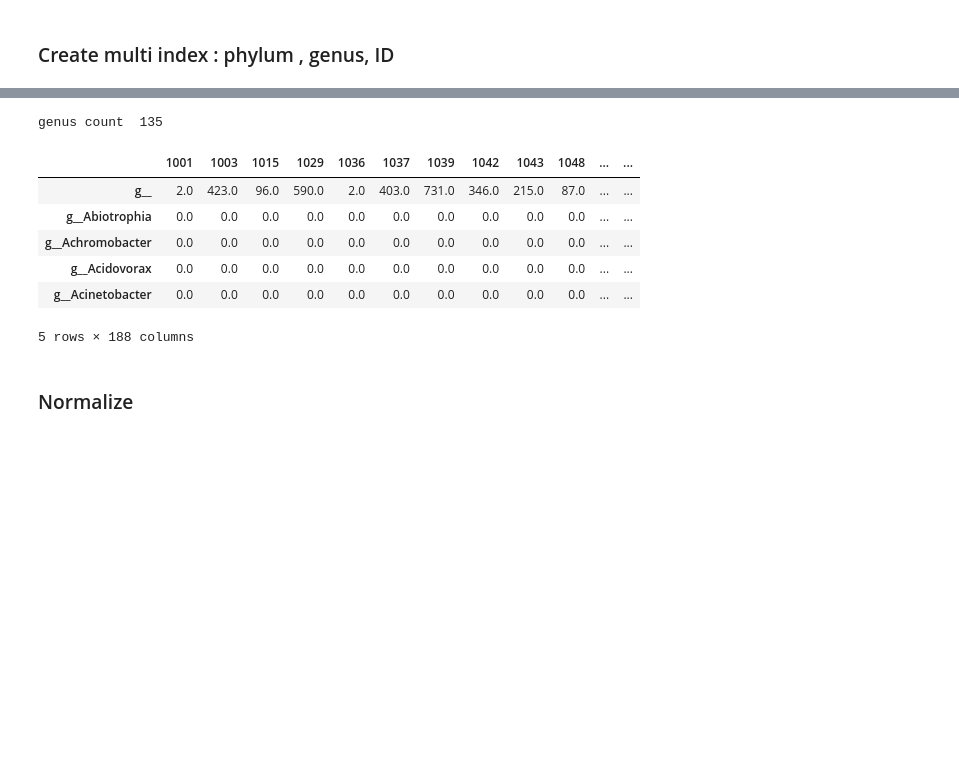
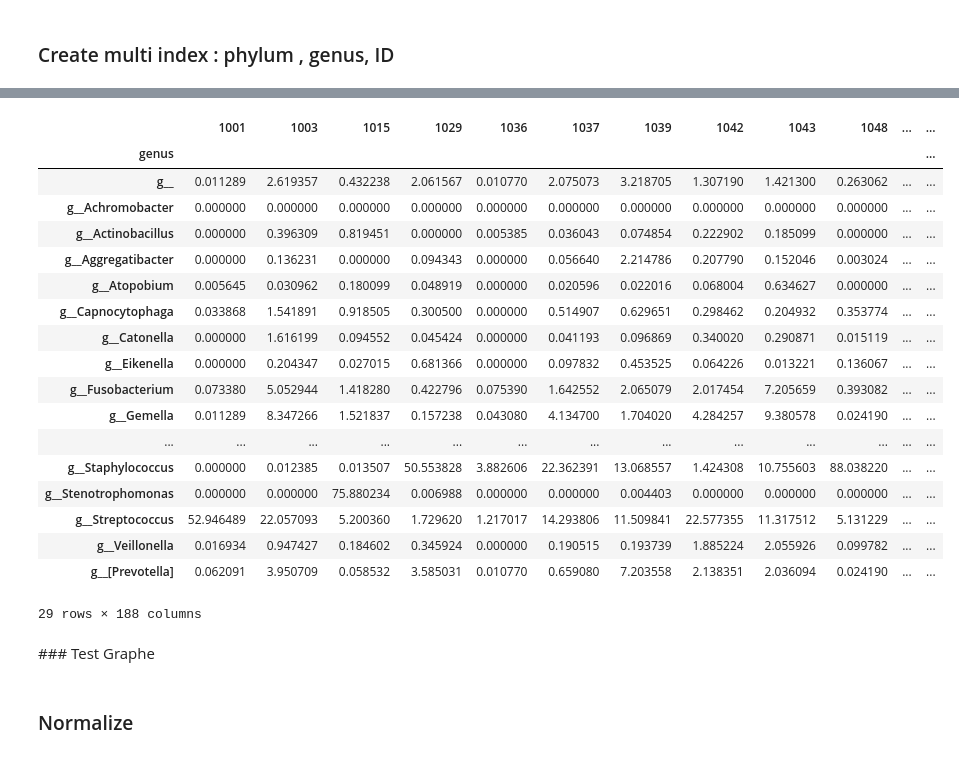
Before and after one commit to dridk/mucobiome, a Jupyter notebook: Mucobiome.ipynb, the cells around one changed output, grey strips where cells are left out. Drawn from its saved outputs; the diff is of its cells as text; code cells hidden in the pictures; blank space fills up the shorter version.

```diff
--- a/Mucobiome.ipynb
+++ b/Mucobiome.ipynb
@@ -92,12 +95,25 @@ Wall time: 4h 10min 17s
-# %%
-print("genus count " ,agg_genus_df.shape[0])
-agg_genus_df.head()
-# %% [output]
-genus count  135
-|  | 1001 | 1003 | 1015 | 1029 | 1036 | 1037 | 1039 | 1042 | 1043 | 1048 | ... | ... |
-| g__ | 2.0 | 423.0 | 96.0 | 590.0 | 2.0 | 403.0 | 731.0 | 346.0 | 215.0 | 87.0 | ... | ... |
-| g__Abiotrophia | 0.0 | 0.0 | 0.0 | 0.0 | 0.0 | 0.0 | 0.0 | 0.0 | 0.0 | 0.0 | ... | ... |
-| g__Achromobacter | 0.0 | 0.0 | 0.0 | 0.0 | 0.0 | 0.0 | 0.0 | 0.0 | 0.0 | 0.0 | ... | ... |
-| g__Acidovorax | 0.0 | 0.0 | 0.0 | 0.0 | 0.0 | 0.0 | 0.0 | 0.0 | 0.0 | 0.0 | ... | ... |
-| g__Acinetobacter | 0.0 | 0.0 | 0.0 | 0.0 | 0.0 | 0.0 | 0.0 | 0.0 | 0.0 | 0.0 | ... | ... |
-5 rows × 188 columns
+# %%
+# remove low abundance ( < 0.1% of total )
+genus_low_df = genus_df[genus_df.sum(axis=1) / genus_df.sum(axis=1).sum() * 100 > 0.1]
+# %% [output]
+|  | 1001 | 1003 | 1015 | 1029 | 1036 | 1037 | 1039 | 1042 | 1043 | 1048 | ... | ... |
+| genus |  |  |  |  |  |  |  |  |  |  |  | ... |
+| g__ | 0.011289 | 2.619357 | 0.432238 | 2.061567 | 0.010770 | 2.075073 | 3.218705 | 1.307190 | 1.421300 | 0.263062 | ... | ... |
+| g__Achromobacter | 0.000000 | 0.000000 | 0.000000 | 0.000000 | 0.000000 | 0.000000 | 0.000000 | 0.000000 | 0.000000 | 0.000000 | ... | ... |
+| g__Actinobacillus | 0.000000 | 0.396309 | 0.819451 | 0.000000 | 0.005385 | 0.036043 | 0.074854 | 0.222902 | 0.185099 | 0.000000 | ... | ... |
+| g__Aggregatibacter | 0.000000 | 0.136231 | 0.000000 | 0.094343 | 0.000000 | 0.056640 | 2.214786 | 0.207790 | 0.152046 | 0.003024 | ... | ... |
+| g__Atopobium | 0.005645 | 0.030962 | 0.180099 | 0.048919 | 0.000000 | 0.020596 | 0.022016 | 0.068004 | 0.634627 | 0.000000 | ... | ... |
+| g__Capnocytophaga | 0.033868 | 1.541891 | 0.918505 | 0.300500 | 0.000000 | 0.514907 | 0.629651 | 0.298462 | 0.204932 | 0.353774 | ... | ... |
+| g__Catonella | 0.000000 | 1.616199 | 0.094552 | 0.045424 | 0.000000 | 0.041193 | 0.096869 | 0.340020 | 0.290871 | 0.015119 | ... | ... |
+| g__Eikenella | 0.000000 | 0.204347 | 0.027015 | 0.681366 | 0.000000 | 0.097832 | 0.453525 | 0.064226 | 0.013221 | 0.136067 | ... | ... |
+| g__Fusobacterium | 0.073380 | 5.052944 | 1.418280 | 0.422796 | 0.075390 | 1.642552 | 2.065079 | 2.017454 | 7.205659 | 0.393082 | ... | ... |
+| g__Gemella | 0.011289 | 8.347266 | 1.521837 | 0.157238 | 0.043080 | 4.134700 | 1.704020 | 4.284257 | 9.380578 | 0.024190 | ... | ... |
+| ... | ... | ... | ... | ... | ... | ... | ... | ... | ... | ... | ... | ... |
+| g__Staphylococcus | 0.000000 | 0.012385 | 0.013507 | 50.553828 | 3.882606 | 22.362391 | 13.068557 | 1.424308 | 10.755603 | 88.038220 | ... | ... |
+| g__Stenotrophomonas | 0.000000 | 0.000000 | 75.880234 | 0.006988 | 0.000000 | 0.000000 | 0.004403 | 0.000000 | 0.000000 | 0.000000 | ... | ... |
+| g__Streptococcus | 52.946489 | 22.057093 | 5.200360 | 1.729620 | 1.217017 | 14.293806 | 11.509841 | 22.577355 | 11.317512 | 5.131229 | ... | ... |
+| g__Veillonella | 0.016934 | 0.947427 | 0.184602 | 0.345924 | 0.000000 | 0.190515 | 0.193739 | 1.885224 | 2.055926 | 0.099782 | ... | ... |
+| g__[Prevotella] | 0.062091 | 3.950709 | 0.058532 | 3.585031 | 0.010770 | 0.659080 | 7.203558 | 2.138351 | 2.036094 | 0.024190 | ... | ... |
+29 rows × 188 columns
+# %% [markdown]
+### Test Graphe
```
Also changed, not shown: parts of 7 cells of this notebook, 4 other files.
